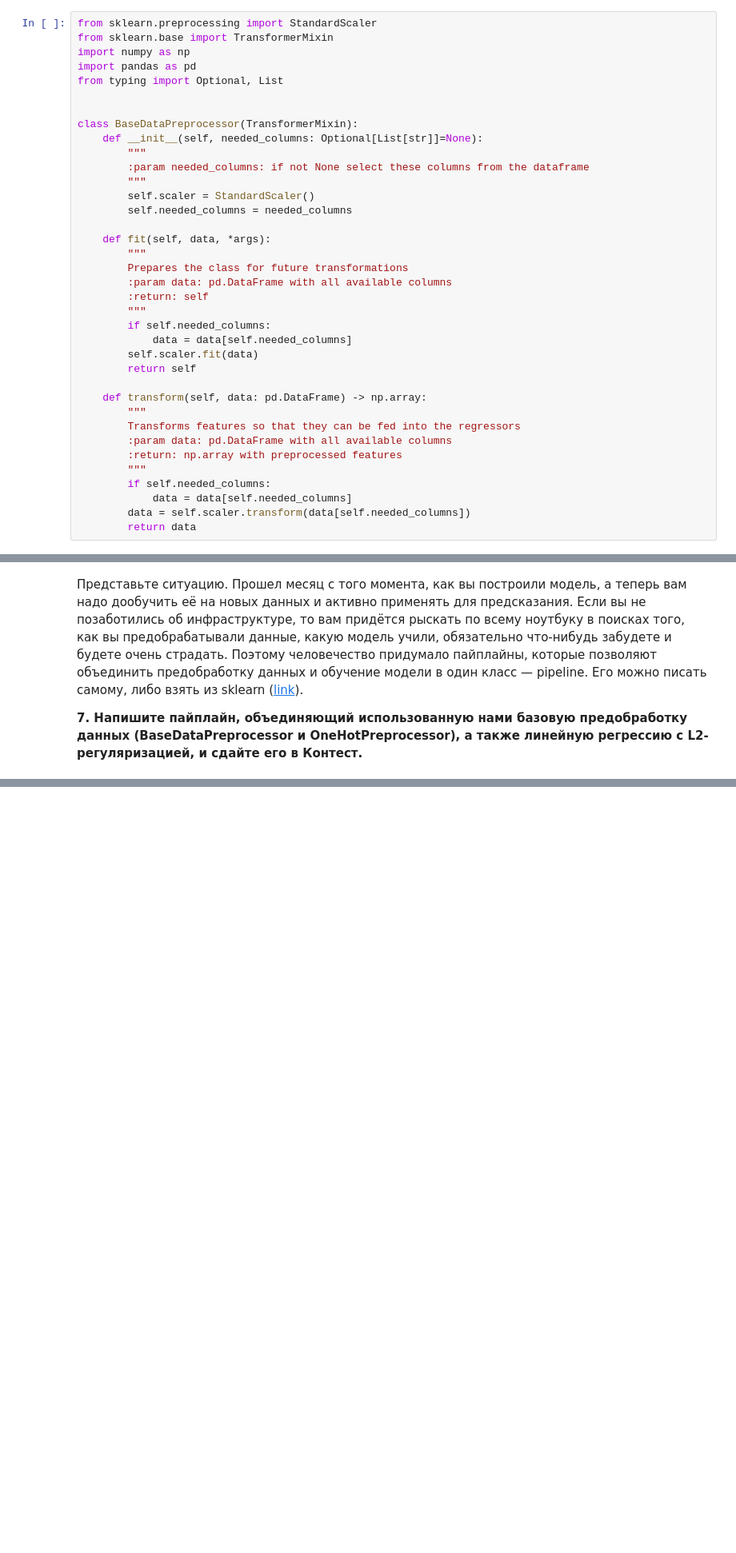
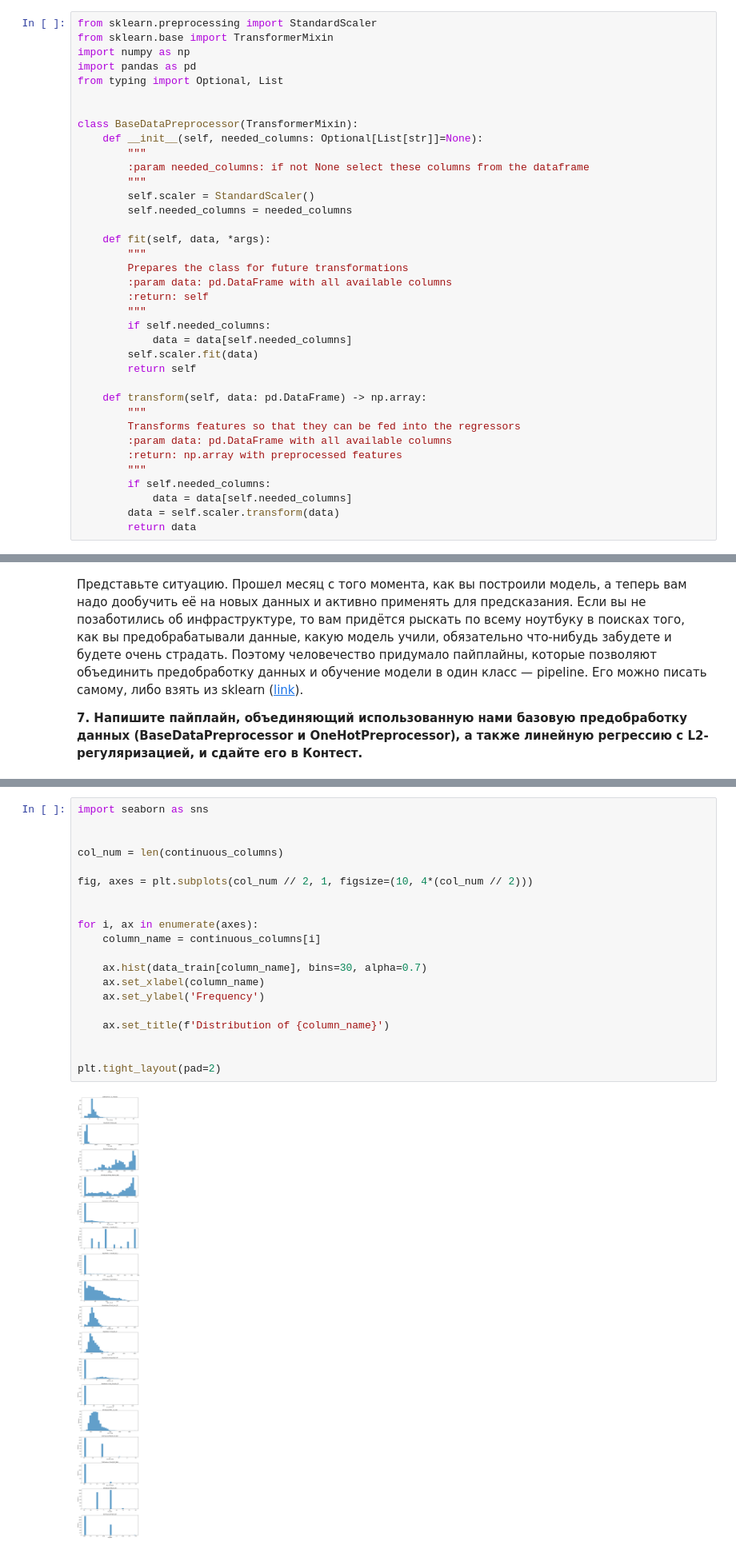
Before and after one commit to XeemPad/ML-Labs, a Jupyter notebook: lab3 (part 2.1)/lab3.ipynb, the cells around one changed output, grey strips where cells are left out. Shown at 80% size. Drawn from its saved outputs; the diff is of its cells as text; blank space fills up the shorter version.

```diff
--- a/lab3 (part 2.1)/lab3.ipynb
+++ b/lab3 (part 2.1)/lab3.ipynb
@@ -226,7 +226,7 @@ class BaseDataPreprocessor(TransformerMixin):
         """
         if self.needed_columns:
             data = data[self.needed_columns]
-        data = self.scaler.transform(data[self.needed_columns])
+        data = self.scaler.transform(data)
         return data
 # %% [markdown]
 **1. Сдайте вашу реализацию в Контест, задача «Простая предобработка».**
@@ -978,0 +1058,22 @@ def make_ultimate_pipeline():
+# %%
+import seaborn as sns
+
+
+col_num = len(continuous_columns)
+
+fig, axes = plt.subplots(col_num // 2, 1, figsize=(10, 4*(col_num // 2)))
+
+
+for i, ax in enumerate(axes):
+    column_name = continuous_columns[i]
+
+    ax.hist(data_train[column_name], bins=30, alpha=0.7)
+    ax.set_xlabel(column_name)
+    ax.set_ylabel('Frequency')
+
+    ax.set_title(f'Distribution of {column_name}')
+
+
+plt.tight_layout(pad=2)
+# %% [output]
+[figure, added]
```
Also changed, not shown: parts of 45 cells of this notebook.
